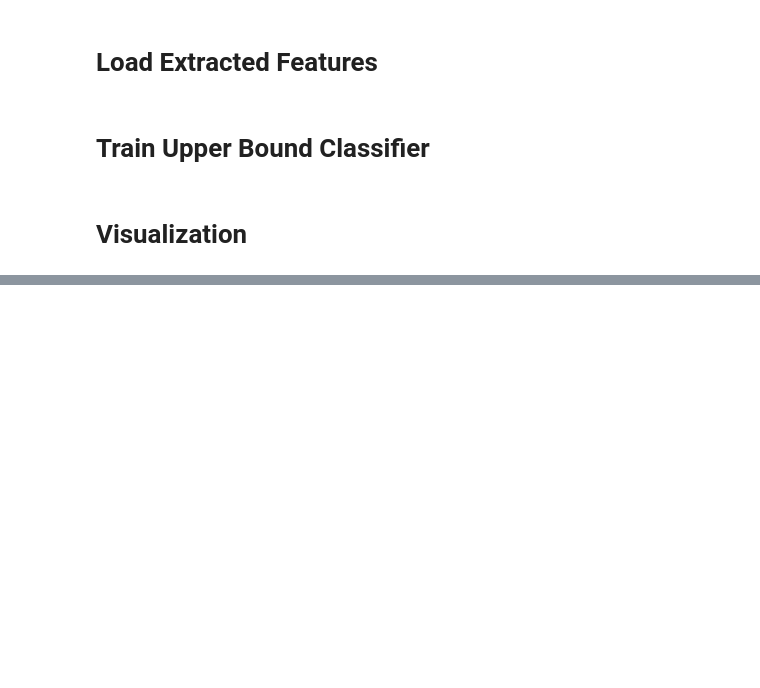
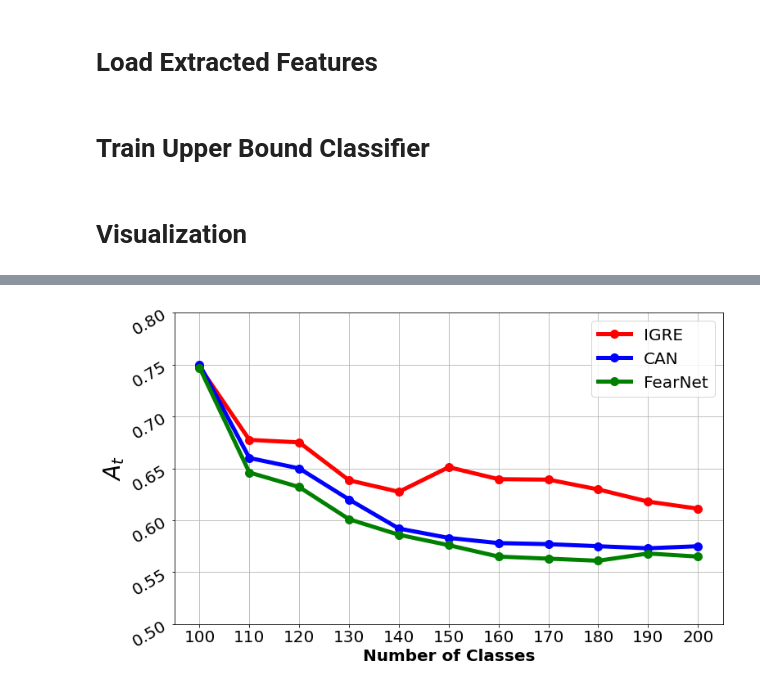
Before and after one commit to jun2tong/continual-abp, a Jupyter notebook: continual-abp-feas.ipynb, the cells around one changed output, grey strips where cells are left out. Drawn from its saved outputs; the diff is of its cells as text; code cells hidden in the pictures; blank space fills up the shorter version.

```diff
--- a/continual-abp-feas.ipynb
+++ b/continual-abp-feas.ipynb
@@ -399,0 +288,37 @@ plt.savefig("feas-dim.png",bbox_inches='tight')
+# %%
+# from matplotlib import rc
+# rc('font', weight='bold')
+
+pca_res = np.genfromtxt(f"out/split-cub/res101-nepoch30-nSample300-A10/cl_acc_it02.txt", delimiter=",")
+
+mask = pca_res == 0
+pca_res[mask] = np.nan
+arr = np.nanmean(pca_res, axis=1) / 100.
+
+can_res = [0.75, 0.66, 0.65, 0.62, 0.592, 0.583, 0.578, 0.577, 0.575, 0.573, 0.575]
+fearnet_res = [0.747, 0.646, 0.632, 0.601, 0.586, 0.576, 0.565, 0.563, 0.561, 0.568, 0.565]
+icarl_res = [695, 65.3, 62.4, 60.4, 59.5]
+# for idx in range(1,6):
+#     pca_res = np.genfromtxt(f"out/cifar100-res50-300/cl_acc_it0{idx}.txt", delimiter=",")
+#     pca_acc.append(np.mean(pca_res[-1]))
+# res_lst.append(pca_acc)
+
+tick_lab = [ii for ii in range(100, 205, 10)]
+plt.figure(figsize=(12,7))
+plt.plot(arr[:], "-ro", label="IGRE", linewidth=5, markersize=10)
+plt.plot(can_res, "-bo", label="CAN", linewidth=5, markersize=10)
+plt.plot(fearnet_res, "-go", label="FearNet", linewidth=5, markersize=10)
+# plt.plot(icarl_res, "-go", label="iCARL")
+# plt.xlabel(r"Task, $t$", fontsize=20)
+plt.xlabel("Number of Classes", fontsize=20, fontweight='bold')
+plt.xticks(np.arange(arr[:].shape[0]), labels=tick_lab, fontsize=20)
+plt.ylabel(r"$A_t$", fontsize=28)
+yticks = np.arange(0.5, 0.8, 0.05)
+ylab =[f"{ii:.2f}" for ii in np.arange(0.5, 0.8, 0.05)]
+plt.yticks(yticks, labels=ylab, fontsize=20, rotation=30)
+plt.grid(True)
+plt.legend(fontsize=20)
+# plt.show()
+plt.savefig("cub-prog-2.png", bbox_inches="tight")
+# %% [output]
+[figure, added]
```
Also changed, not shown: parts of 32 cells of this notebook, 5 other files.
